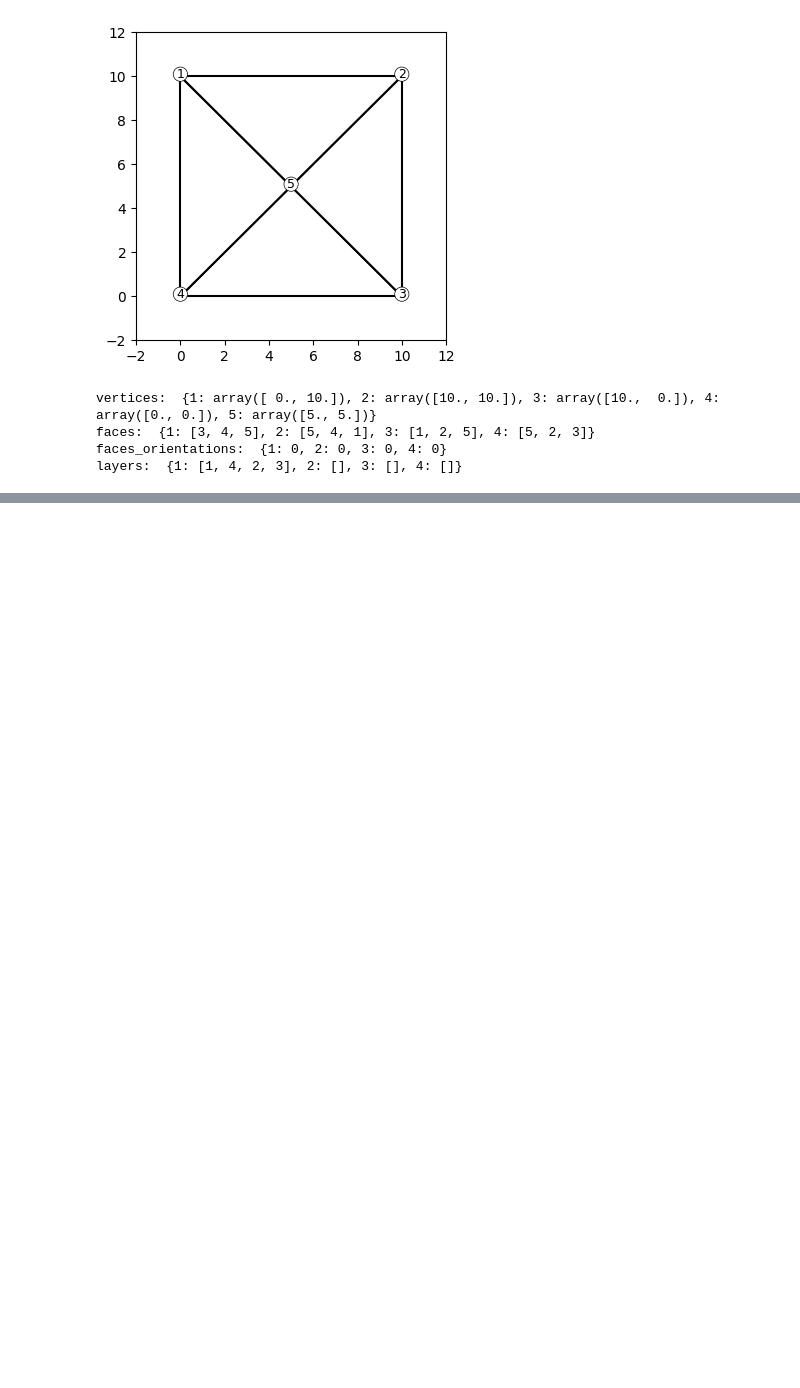
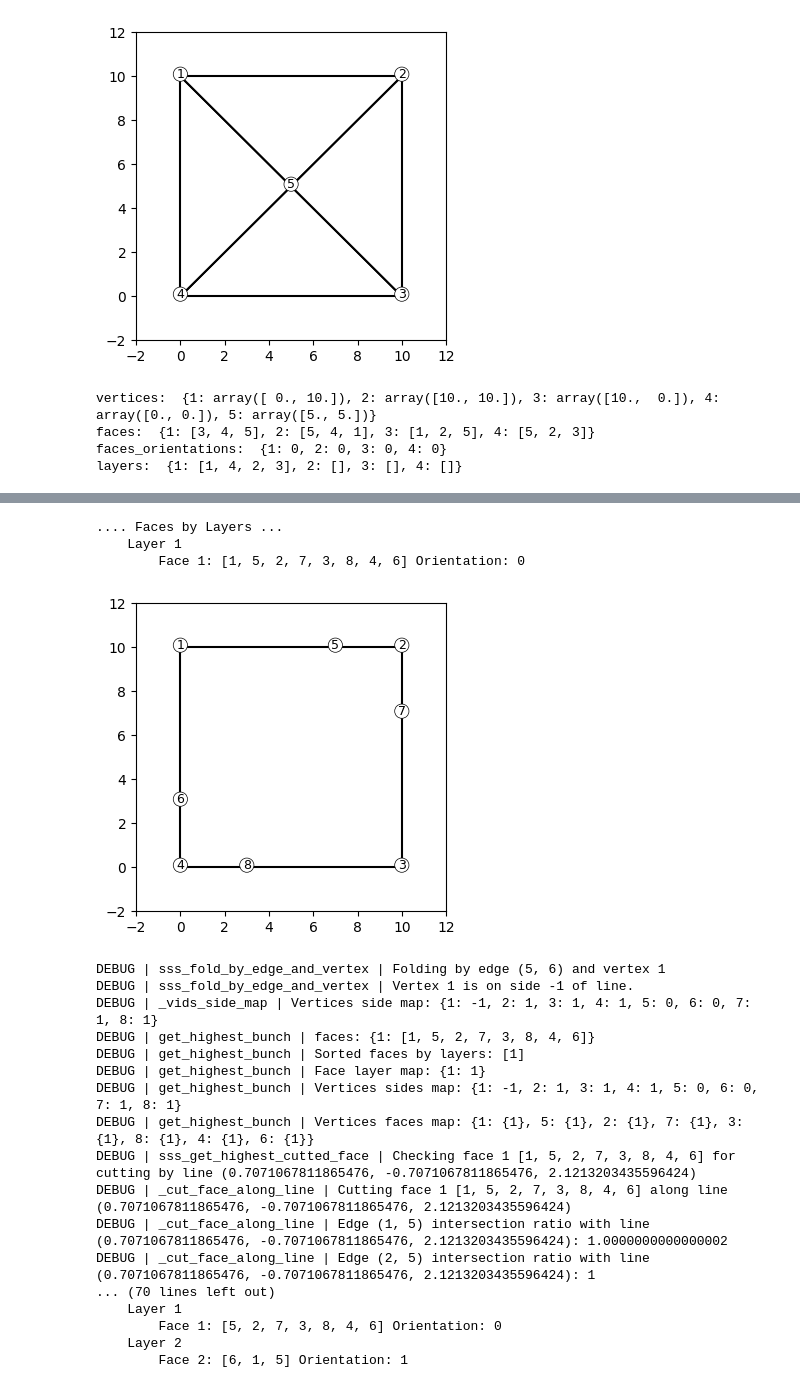
Before and after one commit to maya-moriya/origami-ui, a Jupyter notebook: notebook.ipynb, the cells around one changed output, grey strips where cells are left out. Cells and saved outputs as stored; diff of their text form; code cells hidden in the pictures; blank space fills up the shorter version.

Commit message:
double fold and flat layers

```diff
--- a/notebook.ipynb
+++ b/notebook.ipynb
@@ -288,0 +289,37 @@ DEBUG | _cut_face_along_line | Edge (4, 8) intersection ratio with line (1.0, -0
+# %%
+paper = Origami()
+paper.split_face_by_edge_and_ratio((1, 2), 0.7)
+paper.split_face_by_edge_and_ratio((1, 4), 0.7)
+paper.split_face_by_edge_and_ratio((3, 2), 0.7)
+paper.split_face_by_edge_and_ratio((3, 4), 0.7)
+paper.plot(print_layers=True, show_vertices_indices=True)
+paper.sss_fold_by_edge_and_vertex((5, 6), 1)
+paper.plot(print_layers=True, show_vertices_indices=True)
+paper.sss_fold_by_edge_and_vertex((7, 8), 3)
+paper.plot(print_layers=True, show_vertices_indices=True)
+paper.sss_fold_by_edge_and_vertex((7, 8), 3)
+paper.plot(print_layers=True, show_vertices_indices=True)
+paper.sss_fold_by_edge_and_vertex((2, 4), 7)
+paper.plot(print_layers=True, show_vertices_indices=True)
+# %% [output]
+.... Faces by Layers ...
+    Layer 1
+        Face 1: [1, 5, 2, 7, 3, 8, 4, 6] Orientation: 0
+[figure, added]
+DEBUG | sss_fold_by_edge_and_vertex | Folding by edge (5, 6) and vertex 1
+DEBUG | sss_fold_by_edge_and_vertex | Vertex 1 is on side -1 of line.
+DEBUG | _vids_side_map | Vertices side map: {1: -1, 2: 1, 3: 1, 4: 1, 5: 0, 6: 0, 7: 1, 8: 1}
+DEBUG | get_highest_bunch | faces: {1: [1, 5, 2, 7, 3, 8, 4, 6]}
+DEBUG | get_highest_bunch | Sorted faces by layers: [1]
+DEBUG | get_highest_bunch | Face layer map: {1: 1}
+DEBUG | get_highest_bunch | Vertices sides map: {1: -1, 2: 1, 3: 1, 4: 1, 5: 0, 6: 0, 7: 1, 8: 1}
+DEBUG | get_highest_bunch | Vertices faces map: {1: {1}, 5: {1}, 2: {1}, 7: {1}, 3: {1}, 8: {1}, 4: {1}, 6: {1}}
+DEBUG | sss_get_highest_cutted_face | Checking face 1 [1, 5, 2, 7, 3, 8, 4, 6] for cutting by line (0.7071067811865476, -0.7071067811865476, 2.1213203435596424)
+DEBUG | _cut_face_along_line | Cutting face 1 [1, 5, 2, 7, 3, 8, 4, 6] along line (0.7071067811865476, -0.7071067811865476, 2.1213203435596424)
+DEBUG | _cut_face_along_line | Edge (1, 5) intersection ratio with line (0.7071067811865476, -0.7071067811865476, 2.1213203435596424): 1.0000000000000002
+DEBUG | _cut_face_along_line | Edge (2, 5) intersection ratio with line (0.7071067811865476, -0.7071067811865476, 2.1213203435596424): 1
+... (70 lines left out)
+    Layer 1
+        Face 1: [5, 2, 7, 3, 8, 4, 6] Orientation: 0
+    Layer 2
+        Face 2: [6, 1, 5] Orientation: 1
```
Also changed, not shown: parts of 5 cells of this notebook, 1 other file.
